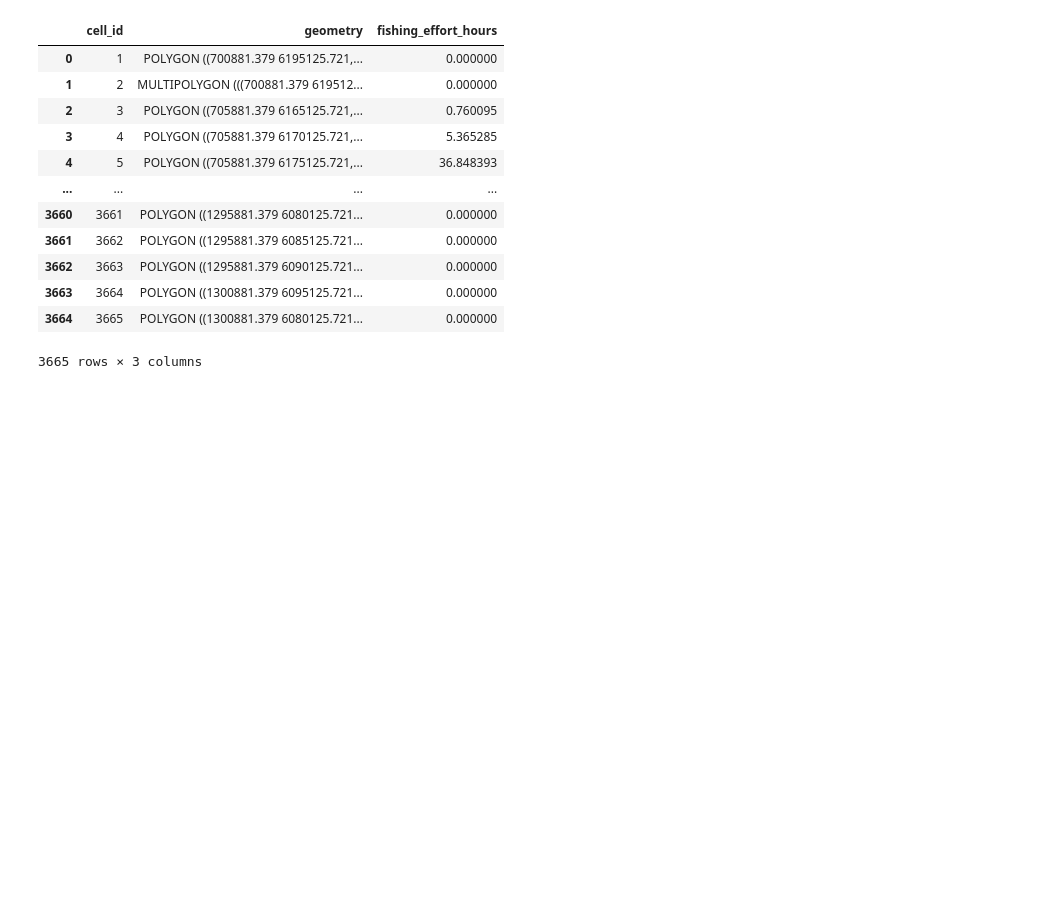
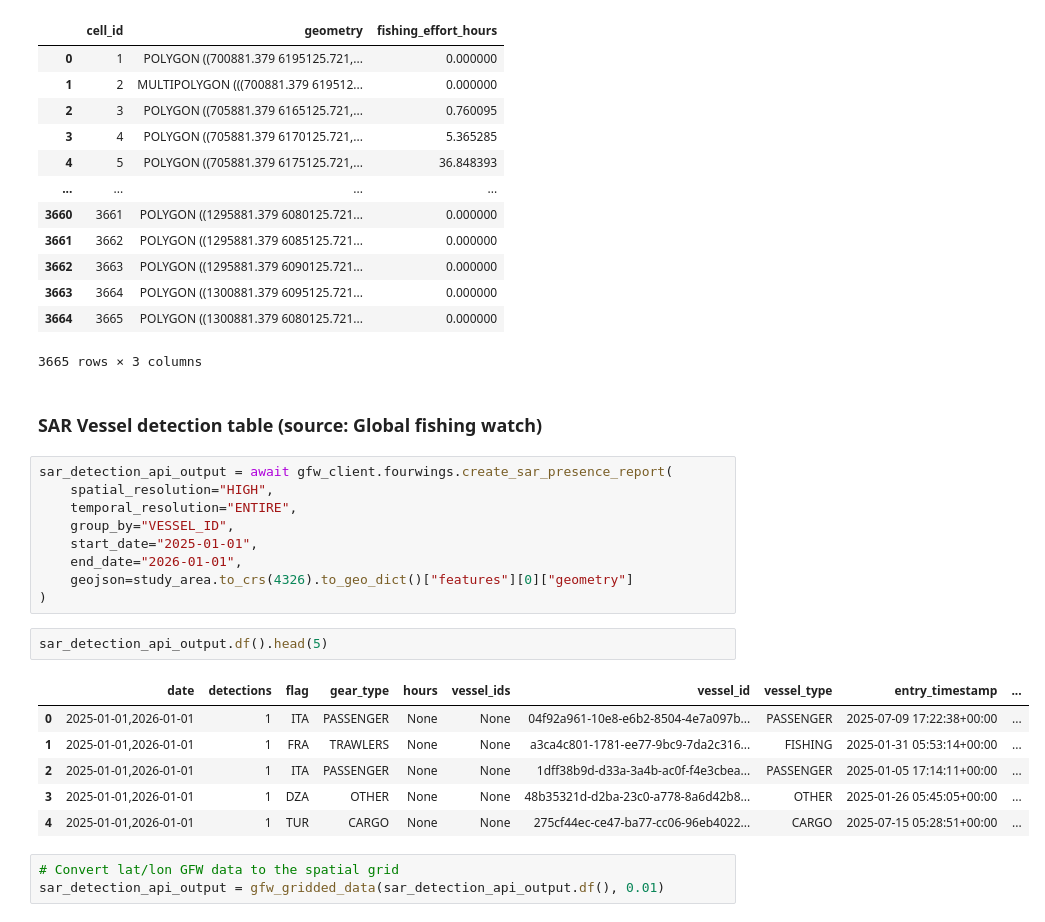
Before and after one commit to augustinlafond/marine-praxis, a Jupyter notebook: notebooks/create_grid.ipynb, the cells around one changed output. Drawn from its saved outputs; the diff is of its cells as text; blank space fills up the shorter version.

```diff
--- a/notebooks/create_grid.ipynb
+++ b/notebooks/create_grid.ipynb
@@ -326,3 +357,26 @@ fishing_activity
 | 3663 | 3664 | POLYGON ((1300881.379 6095125.721... | 0.000000 |
 | 3664 | 3665 | POLYGON ((1300881.379 6080125.721... | 0.000000 |
 3665 rows × 3 columns
+# %% [markdown]
+### SAR Vessel detection table (source: Global fishing watch)
+# %%
+sar_detection_api_output = await gfw_client.fourwings.create_sar_presence_report(
+    spatial_resolution="HIGH",
+    temporal_resolution="ENTIRE",
+    group_by="VESSEL_ID",
+    start_date="2025-01-01",
+    end_date="2026-01-01",
+    geojson=study_area.to_crs(4326).to_geo_dict()["features"][0]["geometry"]
+)
+# %%
+sar_detection_api_output.df().head(5)
+# %% [output]
+|  | date | detections | flag | gear_type | hours | vessel_ids | vessel_id | vessel_type | entry_timestamp | ... |
+| 0 | 2025-01-01,2026-01-01 | 1 | ITA | PASSENGER | None | None | 04f92a961-10e8-e6b2-8504-4e7a097b... | PASSENGER | 2025-07-09 17:22:38+00:00 | ... |
+| 1 | 2025-01-01,2026-01-01 | 1 | FRA | TRAWLERS | None | None | a3ca4c801-1781-ee77-9bc9-7da2c316... | FISHING | 2025-01-31 05:53:14+00:00 | ... |
+| 2 | 2025-01-01,2026-01-01 | 1 | ITA | PASSENGER | None | None | 1dff38b9d-d33a-3a4b-ac0f-f4e3cbea... | PASSENGER | 2025-01-05 17:14:11+00:00 | ... |
+| 3 | 2025-01-01,2026-01-01 | 1 | DZA | OTHER | None | None | 48b35321d-d2ba-23c0-a778-8a6d42b8... | OTHER | 2025-01-26 05:45:05+00:00 | ... |
+| 4 | 2025-01-01,2026-01-01 | 1 | TUR | CARGO | None | None | 275cf44ec-ce47-ba77-cc06-96eb4022... | CARGO | 2025-07-15 05:28:51+00:00 | ... |
+# %%
+# Convert lat/lon GFW data to the spatial grid
+sar_detection_api_output = gfw_gridded_data(sar_detection_api_output.df(), 0.01)
```
Also changed, not shown: parts of 14 cells of this notebook.
